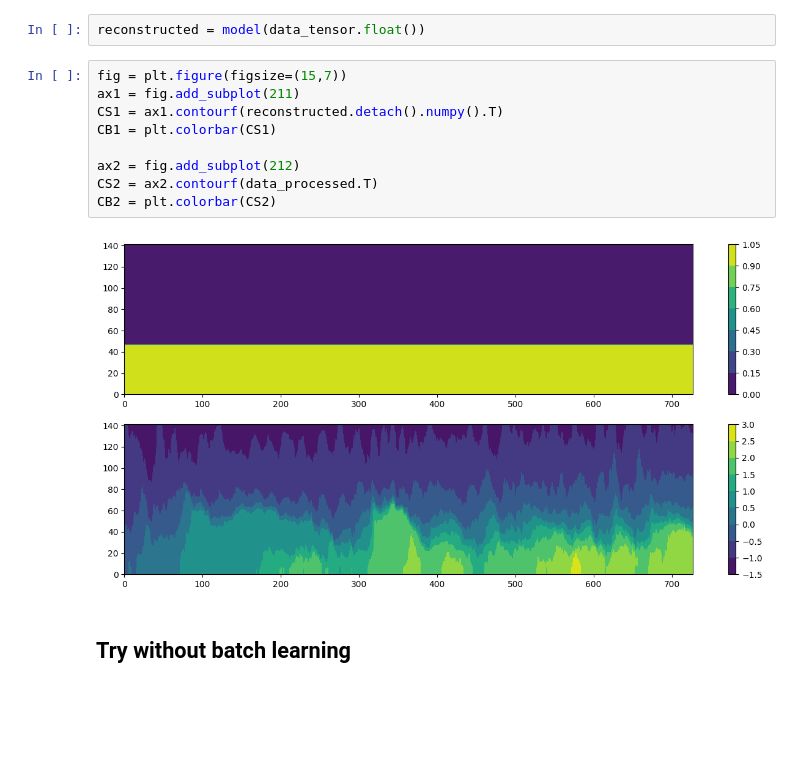
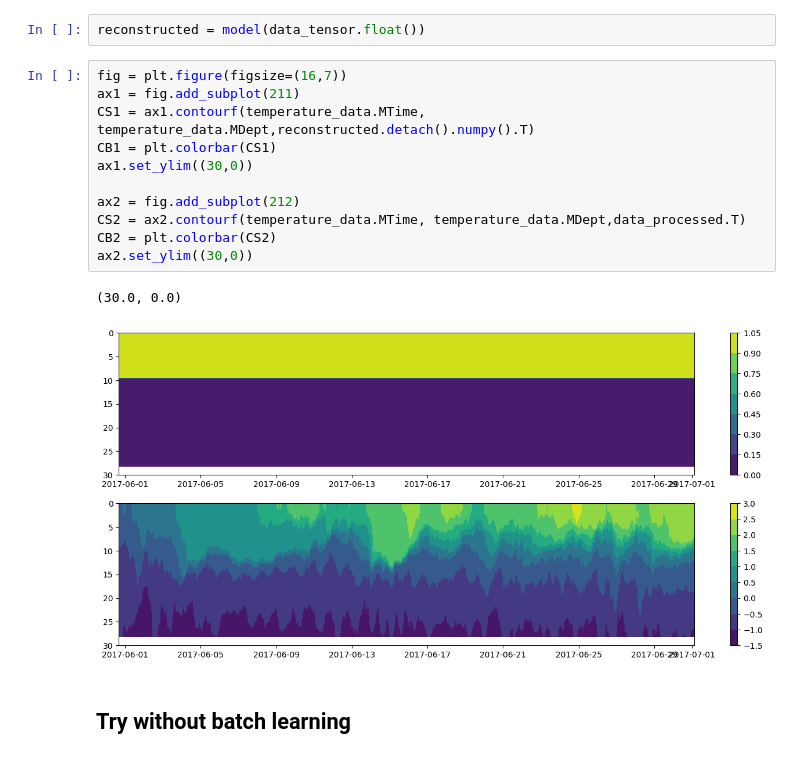
Before and after one commit to guiaug/Temp_AI, a Jupyter notebook: LakeGeorge_VP_Analysis_AutoEncoder.ipynb, the cells around one changed output. Cells and saved outputs as stored; diff of their text form; blank space fills up the shorter version.

```diff
--- a/LakeGeorge_VP_Analysis_AutoEncoder.ipynb
+++ b/LakeGeorge_VP_Analysis_AutoEncoder.ipynb
@@ -215,16 +215,19 @@ data_tensor = torch.from_numpy(data_processed)
 # %%
 reconstructed = model(data_tensor.float())
 # %%
-fig = plt.figure(figsize=(15,7))
+fig = plt.figure(figsize=(16,7))
 ax1 = fig.add_subplot(211)
-CS1 = ax1.contourf(reconstructed.detach().numpy().T)
+CS1 = ax1.contourf(temperature_data.MTime, temperature_data.MDept,reconstructed.detach().numpy().T)
 CB1 = plt.colorbar(CS1)
+ax1.set_ylim((30,0))
 
 ax2 = fig.add_subplot(212)
-CS2 = ax2.contourf(data_processed.T)
+CS2 = ax2.contourf(temperature_data.MTime, temperature_data.MDept,data_processed.T)
 CB2 = plt.colorbar(CS2)
+ax2.set_ylim((30,0))
 # %% [output]
+(30.0, 0.0)
-[figure, old version]
+[figure, new version]
 # %% [markdown]
 ## Try without batch learning
 # %%
```
Also changed, not shown: parts of 2 cells of this notebook.
